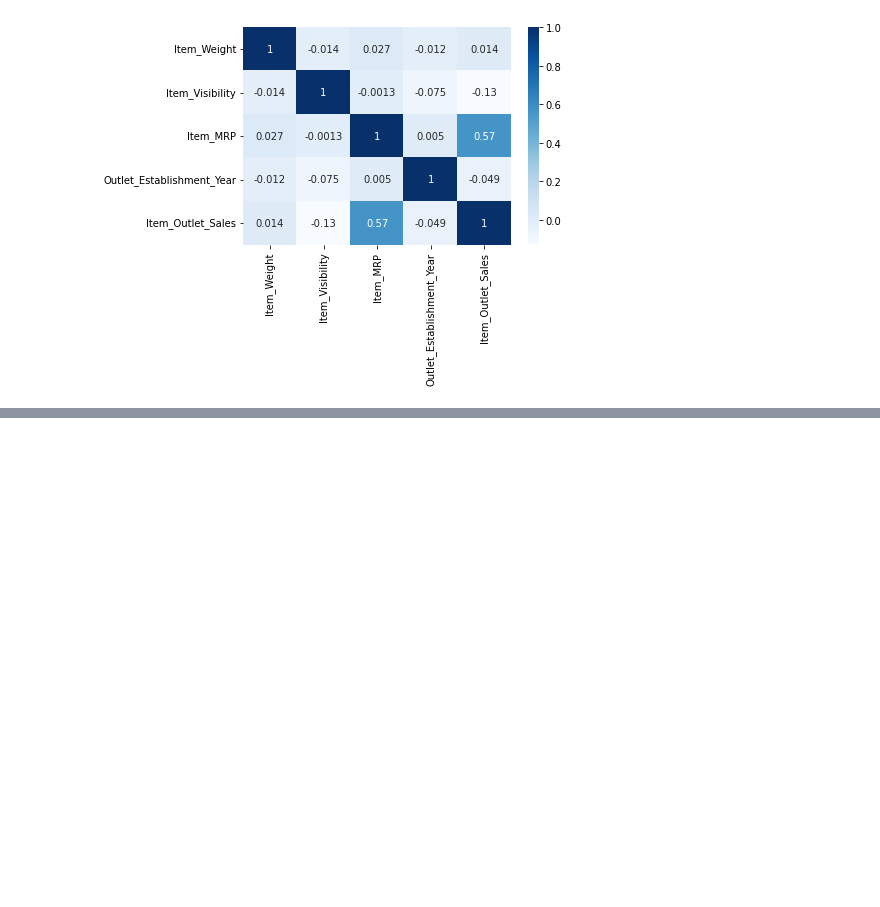
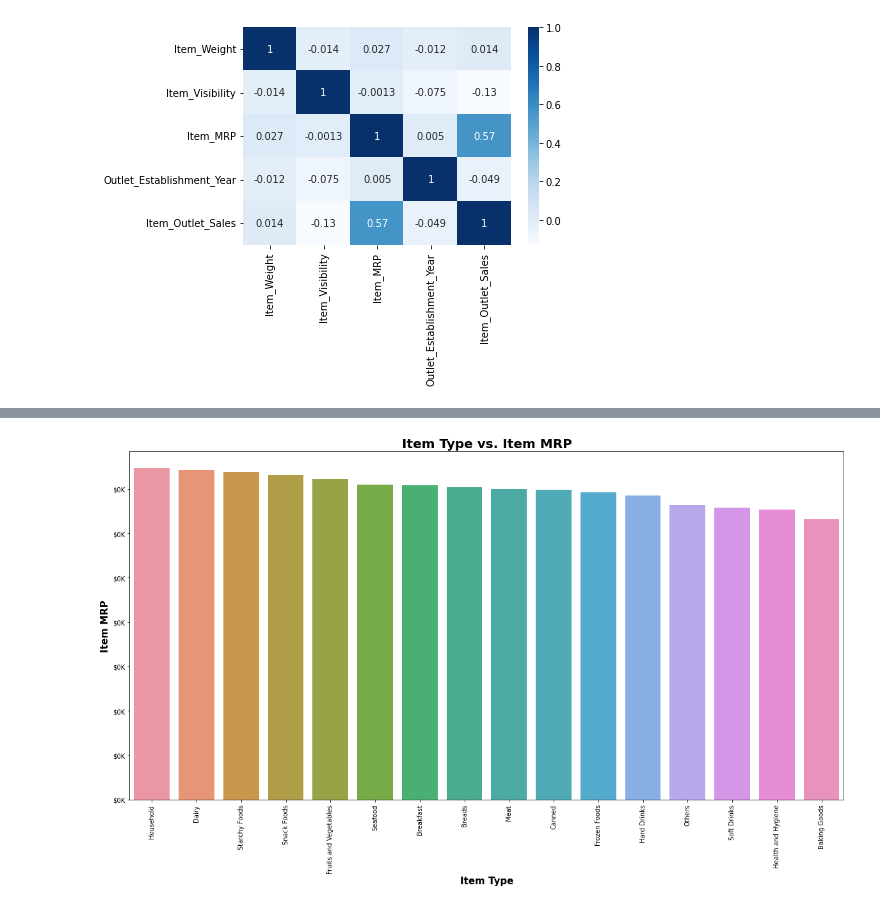
Before and after one commit to Juribe7980/Project-1---Part-1, a Jupyter notebook: Project_1_Part_2.ipynb, the cells around one changed output, grey strips where cells are left out. Drawn from its saved outputs; the diff is of its cells as text; code cells hidden in the pictures; blank space fills up the shorter version.

```diff
--- a/Project_1_Part_2.ipynb
+++ b/Project_1_Part_2.ipynb
@@ -424,0 +485,4 @@ Since these graphs are for reporting purposes, make sure they look nice by inclu
+# %%
+
+means2 = df.groupby('Item_Type')['Item_MRP'].mean().sort_values(ascending=False)
+means2
@@ -424,0 +508,18 @@ Since these graphs are for reporting purposes, make sure they look nice by inclu
+# %%
+fig, ax = plt.subplots(figsize=(20,10))
+
+ax = sns.barplot(data=df,x='Item_Type', y = 'Item_MRP', order = means2.index, ci = None)
+plt.xticks(rotation = 90)
+ax.set_title('Item Type vs. Item MRP', fontsize = 20, fontweight = 'bold');
+ax.set_xlabel('Item Type', fontsize = 15, fontweight = 'bold')
+ax.set_ylabel('Item MRP', fontsize = 15, fontweight = 'bold');
+
+def hundred_k(x,pos):
+  """function for use with matplotlib FuncFormatter - formats money in millions"""
+  return f'${x*1e-3:,.0f}K'
+
+price_fmt_100k = FuncFormatter(hundred_k)
+
+ax.yaxis.set_major_formatter(price_fmt_100k)
+# %% [output]
+[figure, added]
```
Also changed, not shown: parts of 13 cells of this notebook.
